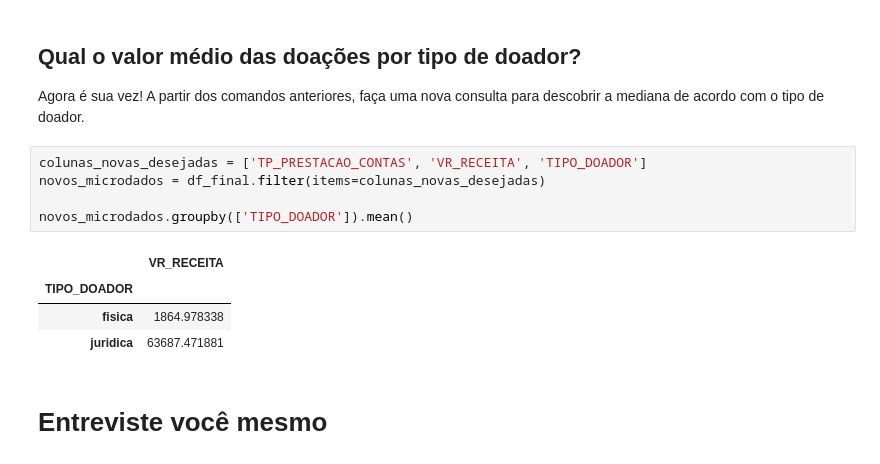
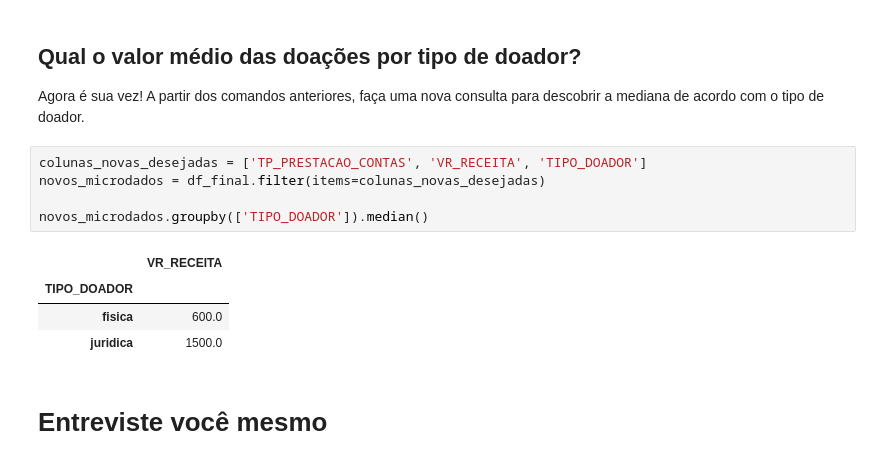
Before and after one commit to rg0wv0/python-inovacao-civica, a Jupyter notebook: semana_2/desafio/desafio.ipynb, the cells around one changed output. Drawn from its saved outputs; the diff is of its cells as text.

```diff
--- a/semana_2/desafio/desafio.ipynb
+++ b/semana_2/desafio/desafio.ipynb
@@ -262,13 +263,13 @@ Agora é sua vez! A partir dos comandos anteriores, faça uma nova consulta para
 # %%
 colunas_novas_desejadas = ['TP_PRESTACAO_CONTAS', 'VR_RECEITA', 'TIPO_DOADOR']
 novos_microdados = df_final.filter(items=colunas_novas_desejadas)
 
-novos_microdados.groupby(['TIPO_DOADOR']).mean()
+novos_microdados.groupby(['TIPO_DOADOR']).median()
 # %% [output]
 |  | VR_RECEITA |
 | TIPO_DOADOR |  |
-| fisica | 1864.978338 |
-| juridica | 63687.471881 |
+| fisica | 600.0 |
+| juridica | 1500.0 |
 # %% [markdown]
 # Entreviste você mesmo
 # %% [markdown]
```
Also changed, not shown: parts of 1 cell of this notebook.
